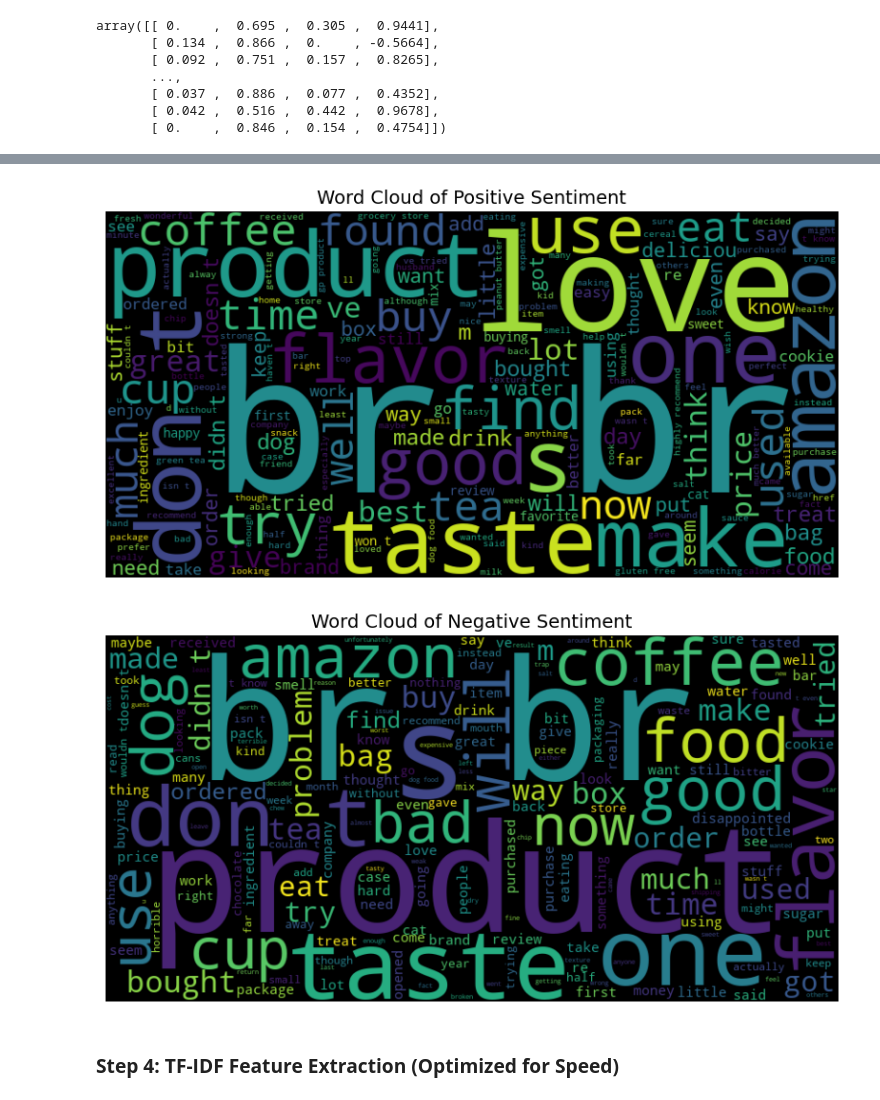
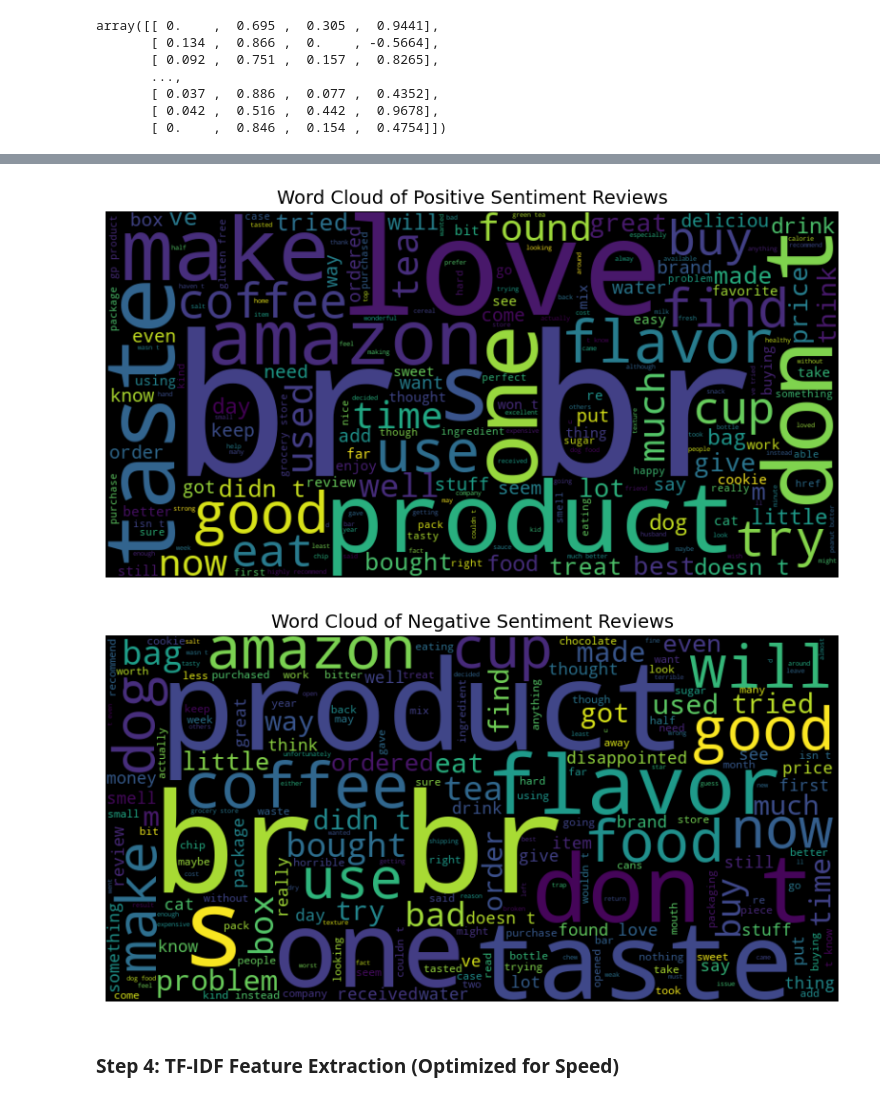
Before and after one commit to rsm-scmuir/mgta-415-final-project-analysis, a Jupyter notebook: Scam_Review_Impact.ipynb, the cells around one changed output, grey strips where cells are left out. Saved outputs shown, nothing was run; the diff lists cells and outputs as text; code cells hidden in the pictures.

```diff
--- a/Scam_Review_Impact.ipynb
+++ b/Scam_Review_Impact.ipynb
@@ -102,28 +151,3 @@ array([[ 0.    ,  0.695 ,  0.305 ,  0.9441],
        [ 0.037 ,  0.886 ,  0.077 ,  0.4352],
        [ 0.042 ,  0.516 ,  0.442 ,  0.9678],
        [ 0.    ,  0.846 ,  0.154 ,  0.4754]])
-# %%
-import matplotlib.pyplot as plt
-import seaborn as sns
-
-# Calculate review length and sentiment categories
-df['review_length'] = df['cleaned_text'].str.len()
-df['sentiment'] = pd.cut(df['compound_sentiment'],
-						bins=[-1, -0.1, 0.1, 1],
-						labels=['Negative', 'Neutral', 'Positive'])
-
-# Set figure size
-plt.figure(figsize=(10, 5))
-
-# Create histogram with stacking for different sentiment types
-sns.histplot(data=df, x='review_length', hue='sentiment', bins=100, kde=False,
-             multiple="stack", palette={"Positive": "lightgreen", "Negative": "lightcoral", "Neutral": "lightblue"})
-
-# Titles and labels
-plt.title('Review length for different sentiment types')
-plt.xlabel('Review Length')
-plt.ylabel('Frequency')
-plt.xlim(0, 5000)  # Set x-axis limit to 5000
-
-# Show plot
-plt.show()
@@ -151,26 +173,26 @@ Note: you may need to restart the kernel to use updated packages.
 # %%
 from wordcloud import WordCloud
 import matplotlib.pyplot as plt
 
 # Function to generate word cloud
 def generate_wordcloud(text, title, color='white'):
     wordcloud = WordCloud(width=800, height=400, background_color=color, colormap='viridis').generate(text)
     plt.figure(figsize=(10, 5))
     plt.imshow(wordcloud, interpolation="bilinear")
     plt.axis("off")
     plt.title(title, fontsize=14)
     plt.show()
 
-# Filter positive and negative sentiment reviews
-positive_text = " ".join(df[df['sentiment'] == "Positive"]['cleaned_text'])
-negative_text = " ".join(df[df['sentiment'] == "Negative"]['cleaned_text'])
+# Filter positive and negative sentiment reviews using compound_sentiment
+positive_text = " ".join(df[df['compound_sentiment'] > 0]['cleaned_text'])
+negative_text = " ".join(df[df['compound_sentiment'] < 0]['cleaned_text'])
 
 # Generate word clouds
-generate_wordcloud(positive_text, "Word Cloud of Positive Sentiment", color='black')
-generate_wordcloud(negative_text, "Word Cloud of Negative Sentiment", color='black')
+generate_wordcloud(positive_text, "Word Cloud of Positive Sentiment Reviews", color='black')
+generate_wordcloud(negative_text, "Word Cloud of Negative Sentiment Reviews", color='black')
 # %% [output]
-[figure, old version]
+[figure, new version]
-[figure, old version]
+[figure, new version]
 # %% [markdown]
 ### **Step 4: TF-IDF Feature Extraction (Optimized for Speed)**
 # %%
```
Also changed, not shown: parts of 16 cells of this notebook.
